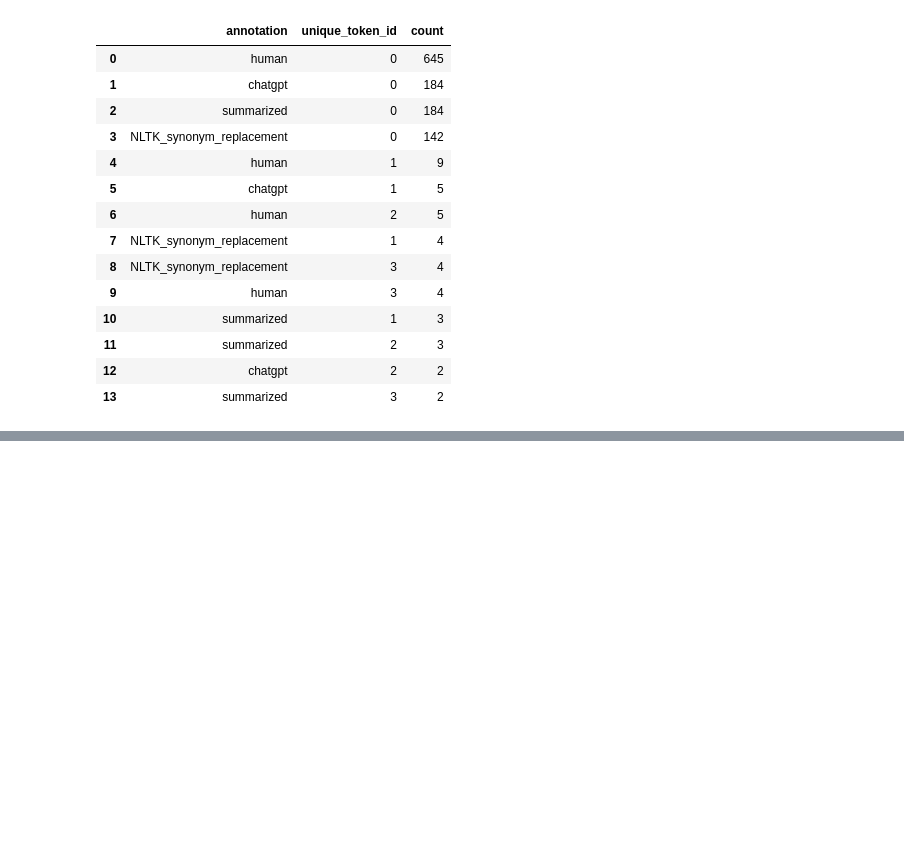
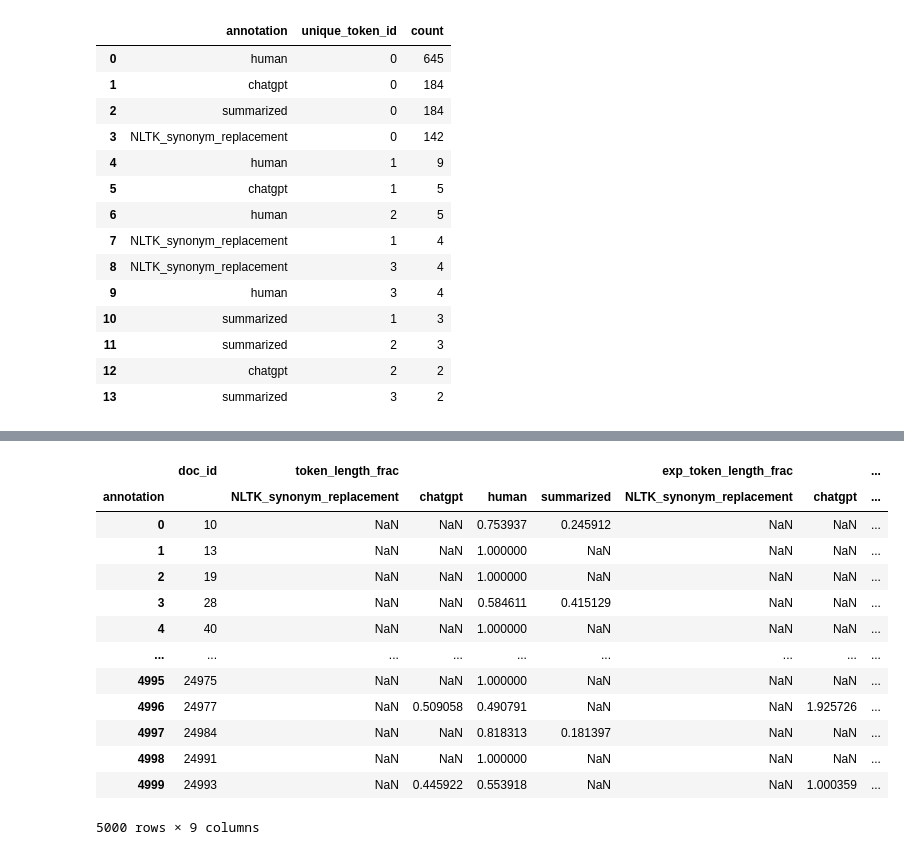
Before and after one commit to pradeepmohansml/dagpap24-submission, a Jupyter notebook: notebooks/EDA.ipynb, the cells around one changed output, grey strips where cells are left out. Saved outputs shown, nothing was run; the diff lists cells and outputs as text; code cells hidden in the pictures; blank space fills up the shorter version.

Commit message:
fractional token length

```diff
--- a/notebooks/EDA.ipynb
+++ b/notebooks/EDA.ipynb
@@ -145,3 +145,19 @@ def sanity_checks(transformed_df):
     print("Token id distribution for unique labels")
     display(transformed_df[transformed_df['len_unique_token_ids'] == 1][['annotation', 'unique_token_id']].value_counts().reset_index())
     print()
+# %%
+# Find the fractions of token length in each category - find actual fraction and expected fraction
+def find_fractional_length(df):
+    no_null_df = df.dropna(subset=['tokens'], ignore_index=True)
+    no_null_stats = no_null_df.groupby(['doc_id', 'annotation', 'expected_token_label_id', 'doc_token_length'
+                                       ])[['token_label_id_length', 'exp_token_length']].sum().reset_index()
+    max_end_id = no_null_df.groupby(['doc_id', 'annotation', 'expected_token_label_id', 'doc_token_length'
+                                       ])[['end_id']].max().reset_index()
+    no_null_stats = no_null_stats.merge(max_end_id, how='inner', on=['doc_id', 'annotation', 'expected_token_label_id',
+                                                                     'doc_token_length'])
+
+    no_null_stats['exp_doc_length'] = no_null_stats['end_id'] + 1
+    no_null_stats['token_length_frac'] = no_null_stats['token_label_id_length']/ no_null_stats['doc_token_length']
+    no_null_stats['exp_token_length_frac'] = no_null_stats['exp_doc_length']/ no_null_stats['exp_token_length']
+
+    return no_null_stats
@@ -244,0 +323,4 @@ transformed_train_df.to_csv('../data/tranformed_train_data.csv', index=False)
+# %%
+no_null_data = transformed_train_df.dropna(subset=['tokens'], ignore_index=True)
+print(no_null_data.shape)
+no_null_data.head()
@@ -244,0 +351,4 @@ transformed_train_df.to_csv('../data/tranformed_train_data.csv', index=False)
+# %%
+fractrions = find_fractional_length(no_null_data)
+print(fractrions.shape)
+fractrions.head()
@@ -244,0 +363,17 @@ transformed_train_df.to_csv('../data/tranformed_train_data.csv', index=False)
+# %%
+fractrions.pivot(index=['doc_id'], columns=['annotation'], values=['token_length_frac', 'exp_token_length_frac']).reset_index()
+# %% [output]
+|  | doc_id | token_length_frac |  |  |  | exp_token_length_frac |  | ... |
+| annotation |  | NLTK_synonym_replacement | chatgpt | human | summarized | NLTK_synonym_replacement | chatgpt | ... |
+| 0 | 10 | NaN | NaN | 0.753937 | 0.245912 | NaN | NaN | ... |
+| 1 | 13 | NaN | NaN | 1.000000 | NaN | NaN | NaN | ... |
+| 2 | 19 | NaN | NaN | 1.000000 | NaN | NaN | NaN | ... |
+| 3 | 28 | NaN | NaN | 0.584611 | 0.415129 | NaN | NaN | ... |
+| 4 | 40 | NaN | NaN | 1.000000 | NaN | NaN | NaN | ... |
+| ... | ... | ... | ... | ... | ... | ... | ... | ... |
+| 4995 | 24975 | NaN | NaN | 1.000000 | NaN | NaN | NaN | ... |
+| 4996 | 24977 | NaN | 0.509058 | 0.490791 | NaN | NaN | 1.925726 | ... |
+| 4997 | 24984 | NaN | NaN | 0.818313 | 0.181397 | NaN | NaN | ... |
+| 4998 | 24991 | NaN | NaN | 1.000000 | NaN | NaN | NaN | ... |
+| 4999 | 24993 | NaN | 0.445922 | 0.553918 | NaN | NaN | 1.000359 | ... |
+5000 rows × 9 columns
```
Also changed, not shown: parts of 9 cells of this notebook.
